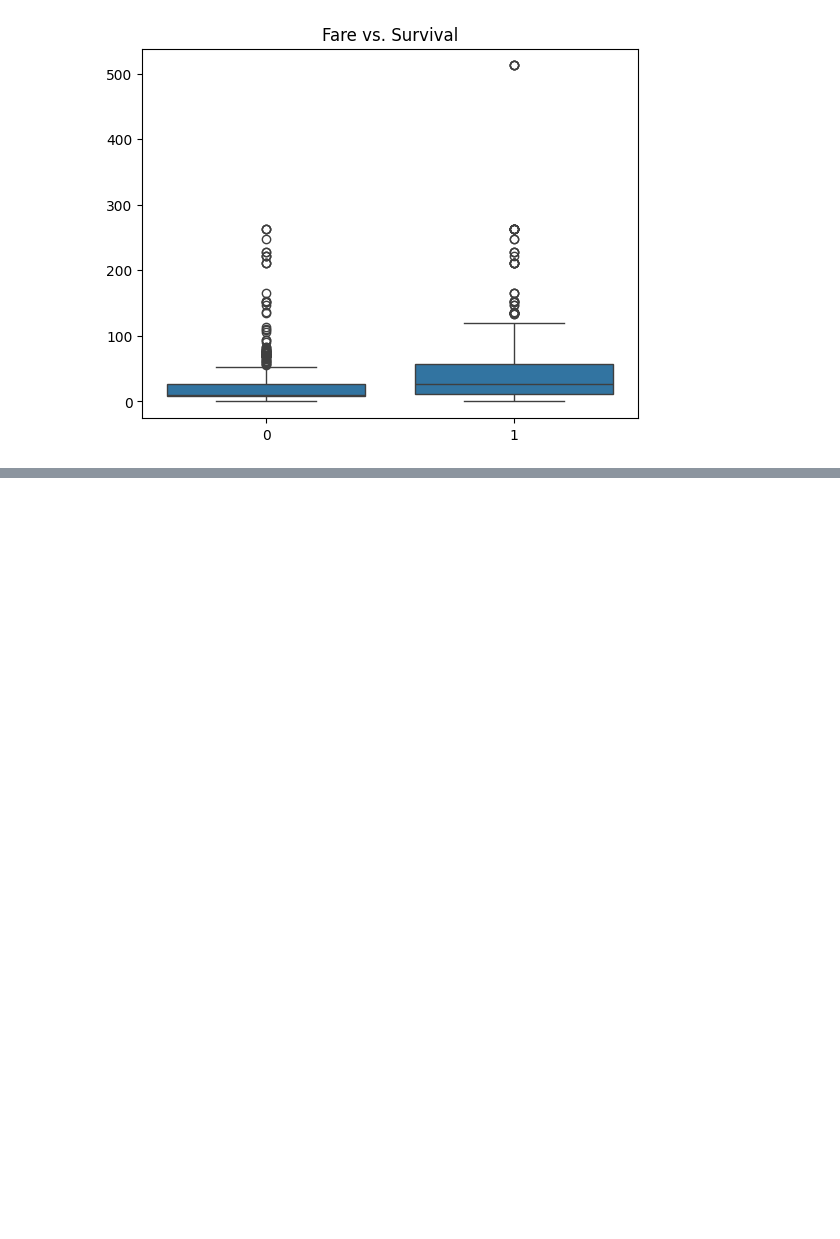
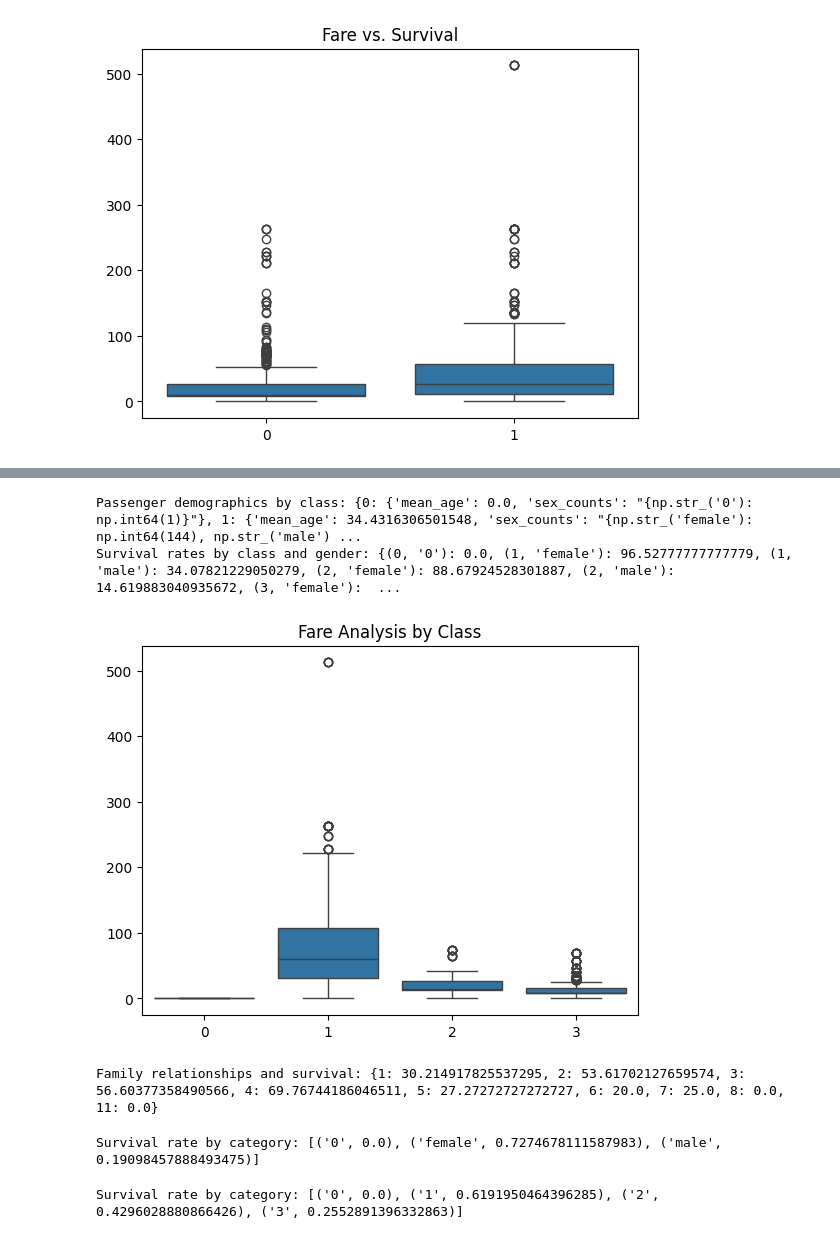
Before and after one commit to Aayush-Joshi-01/Python, a Jupyter notebook: Week-9/05 July/Prods/Assignment/Project_Titanic_Analysis/Analysis_Jupyter/Analysis.ipynb, the cells around one changed output, grey strips where cells are left out. Drawn from its saved outputs; the diff is of its cells as text; code cells hidden in the pictures; blank space fills up the shorter version.

```diff
--- a/Week-9/05 July/Prods/Assignment/Project_Titanic_Analysis/Analysis_Jupyter/Analysis.ipynb
+++ b/Week-9/05 July/Prods/Assignment/Project_Titanic_Analysis/Analysis_Jupyter/Analysis.ipynb
@@ -360,0 +398,39 @@ Average fare by class: {0: 0.0, 1: 87.50899164086688, 2: 21.179196389891697, 3:
+# %%
+class Class_Controller:
+
+    @staticmethod
+    def passenger_demographics_by_class(arr: np.ndarray) -> Dict[int, Dict[str, int]]:
+        class_demographics = {}
+        for pclass in np.unique(arr['pclass']):
+            mask = arr['pclass'] == pclass
+            mean_age = np.mean(arr['age'][mask])
+            sex_counts = dict(zip(*np.unique(arr['sex'][mask], return_counts=True)))
+            class_demographics[int(pclass)] = {'mean_age': float(mean_age), 'sex_counts': sex_counts}
+        return class_demographics
+
+    @staticmethod
+    def survival_rates_by_class_and_gender(arr: np.ndarray) -> Dict[Tuple[int, str], float]:
+        survival_rates = {}
+        for pclass in np.unique(arr['pclass']):
+            mask_class = arr['pclass'] == pclass
+            for sex in np.unique(arr['sex'][mask_class]):
+                mask = np.logical_and(mask_class, arr['sex'] == sex)
+                survival_rate = np.mean(arr['survived'][mask]) * 100
+                survival_rates[(int(pclass), str(sex))] = float(survival_rate)
+        return survival_rates
+
+    @staticmethod
+    def fare_analysis_by_class(arr: np.ndarray) -> None:
+        sns.boxplot(x=arr['pclass'], y=arr['fare'])
+        plt.title('Fare Analysis by Class')
+        plt.show()
+# %%
+controller = Class_Controller()
+
+print("Passenger demographics by class:", controller.passenger_demographics_by_class(data))
+print("Survival rates by class and gender:", controller.survival_rates_by_class_and_gender(data))
+controller.fare_analysis_by_class(data)
+# %% [output]
+Passenger demographics by class: {0: {'mean_age': 0.0, 'sex_counts': "{np.str_('0'): np.int64(1)}"}, 1: {'mean_age': 34.4316306501548, 'sex_counts': "{np.str_('female'): np.int64(144), np.str_('male') ...
+Survival rates by class and gender: {(0, '0'): 0.0, (1, 'female'): 96.52777777777779, (1, 'male'): 34.07821229050279, (2, 'female'): 88.67924528301887, (2, 'male'): 14.619883040935672, (3, 'female'):  ...
+[figure, added]
@@ -360,0 +468,14 @@ Average fare by class: {0: 0.0, 1: 87.50899164086688, 2: 21.179196389891697, 3:
+# %%
+controller = Additonal_Controller()
+
+print("Family relationships and survival:", controller.family_relationships_and_survival(data))
+# %% [output]
+Family relationships and survival: {1: 30.214917825537295, 2: 53.61702127659574, 3: 56.60377358490566, 4: 69.76744186046511, 5: 27.27272727272727, 6: 20.0, 7: 25.0, 8: 0.0, 11: 0.0}
+# %%
+print("Survival rate by category:", controller.survival_rate_by_category(data, 'sex'))
+# %% [output]
+Survival rate by category: [('0', 0.0), ('female', 0.7274678111587983), ('male', 0.19098457888493475)]
+# %%
+    print("Survival rate by category:", controller.survival_rate_by_category(data, 'pclass'))
+# %% [output]
+Survival rate by category: [('0', 0.0), ('1', 0.6191950464396285), ('2', 0.4296028880866426), ('3', 0.2552891396332863)]
```
Also changed, not shown: parts of 10 cells of this notebook, 6 other files.
